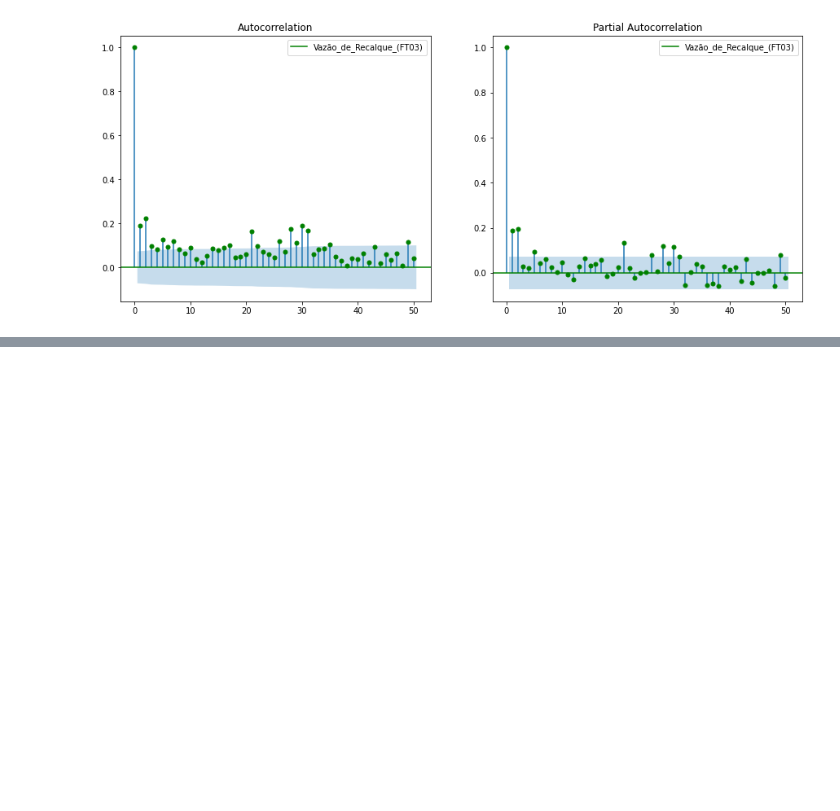
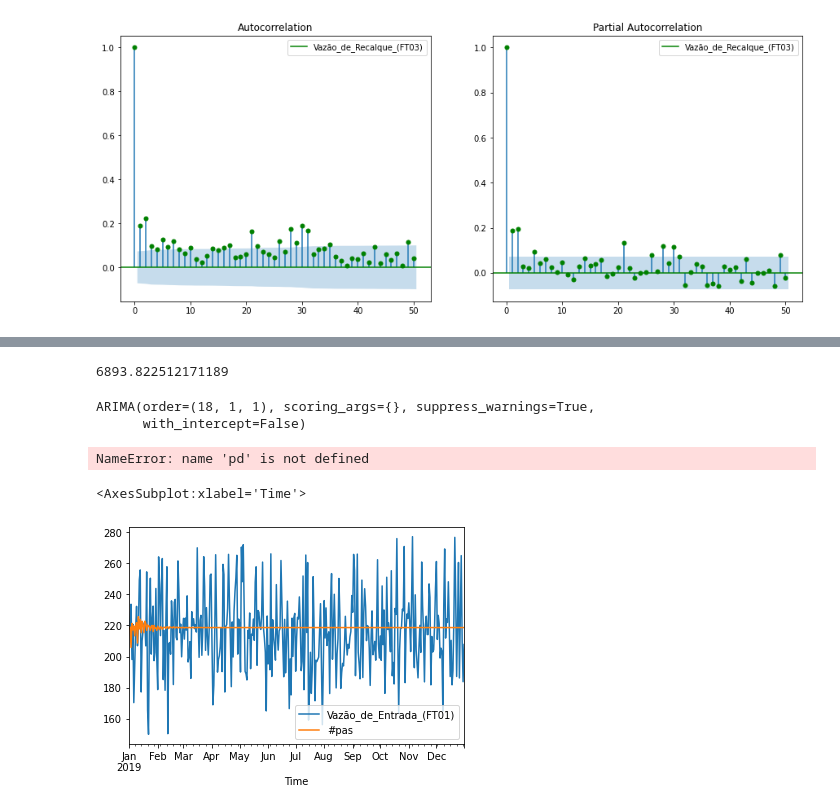
Before and after one commit to MarceloAvanzi/Time-Series-Forecast, a Jupyter notebook: test.ipynb, the cells around one changed output, grey strips where cells are left out. Cells and saved outputs as stored; diff of their text form; code cells hidden in the pictures; blank space fills up the shorter version.

```diff
--- a/test.ipynb
+++ b/test.ipynb
@@ -83,0 +101,24 @@ MSE
+# %%
+print(stepwise_model.aic())
+# %% [output]
+6893.822512171189
+# %%
+
+train = df['Vazão_de_Entrada_(FT01)'].loc['2018-01-01':'2018-12-31']
+test = df['Vazão_de_Entrada_(FT01)'].loc['2019-01-01':]
+# %%
+stepwise_model.fit(train)
+# %% [output]
+ARIMA(order=(18, 1, 1), scoring_args={}, suppress_warnings=True,
+      with_intercept=False)
+# %%
+future_forecast = stepwise_model.predict(n_periods=365)
+# %%
+future_forecast = pd.DataFrame(future_forecast, index=test.index, columns=['Vazão01_forecast'])
+# %% [output]
+NameError: name 'pd' is not defined
+# %%
+pd.concat([test, future_forecast], axis=1).plot()
+# %% [output]
+<AxesSubplot:xlabel='Time'>
+[figure, added]
```
Also changed, not shown: parts of 4 cells of this notebook, 2 other files.
